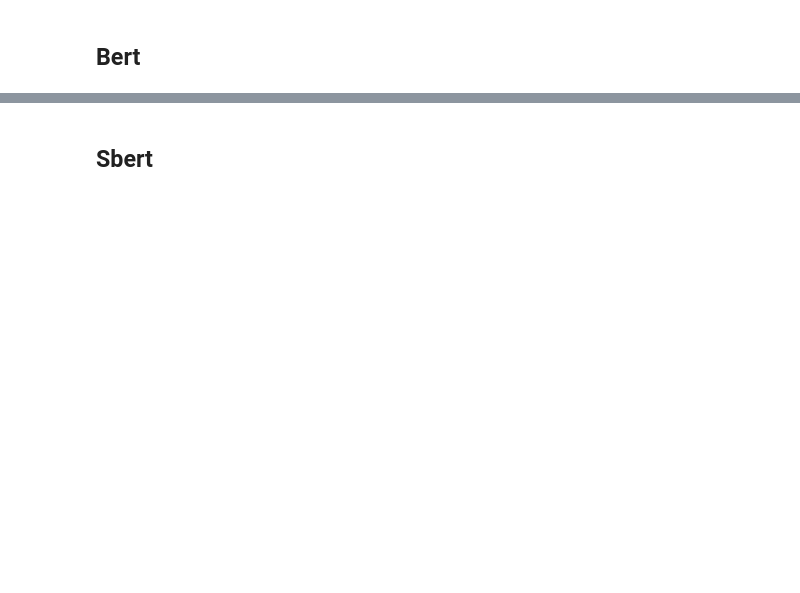
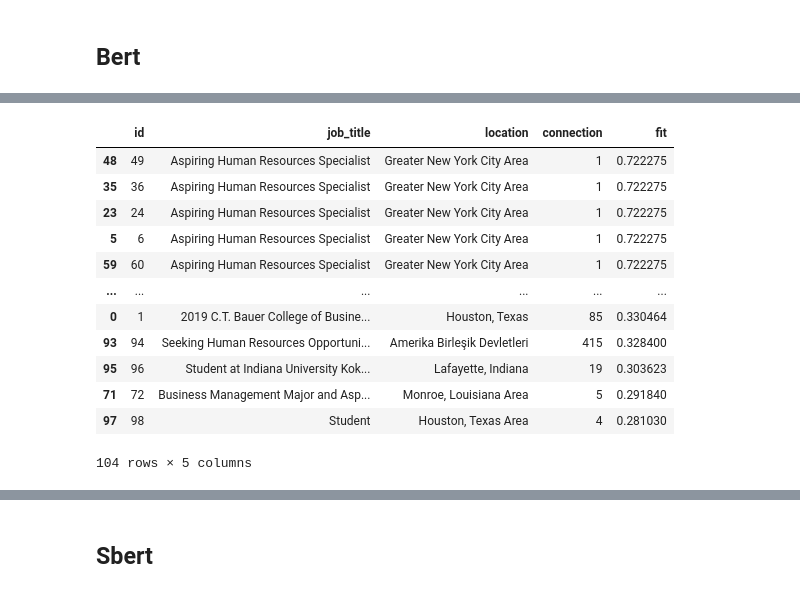
Before and after one commit to trtrgfh/Potential_Talents, a Jupyter notebook: Potential_Talents.ipynb, the cells around one changed output, grey strips where cells are left out. Drawn from its saved outputs; the diff is of its cells as text; code cells hidden in the pictures; blank space fills up the shorter version.

```diff
--- a/Potential_Talents.ipynb
+++ b/Potential_Talents.ipynb
@@ -25,5 +25,16 @@ job_titles = [string.lower() for string in job_titles]
 keywords = ["aspiring human resources", "seeking human resources"]
 
 combined_list = keywords + job_titles
+# %%
+def df_fit(df, cos_similarity1, cos_similarity2):
+  res_df1 = df.copy()
+  res_df2 = df.copy()
+
+  res_df1['fit'] = res_df1['fit'].fillna(pd.Series(cos_similarity1))
+  res_df2['fit'] = res_df2['fit'].fillna(pd.Series(cos_similarity2))
+  res_df1 = res_df1.sort_values(by=['fit'], ascending=False)
+  res_df2 = res_df2.sort_values(by=['fit'], ascending=False)
+
+  return res_df1, res_df2
 # %% [markdown]
 # Bag-of-words
@@ -849,0 +872,18 @@ bert_res2
+# %%
+bert_df1, bert_df2 = df_fit(df, bert_cs1[0], bert_cs2[0])
+# %%
+bert_df1
+# %% [output]
+|  | id | job_title | location | connection | fit |
+| 48 | 49 | Aspiring Human Resources Specialist | Greater New York City Area | 1 | 0.722275 |
+| 35 | 36 | Aspiring Human Resources Specialist | Greater New York City Area | 1 | 0.722275 |
+| 23 | 24 | Aspiring Human Resources Specialist | Greater New York City Area | 1 | 0.722275 |
+| 5 | 6 | Aspiring Human Resources Specialist | Greater New York City Area | 1 | 0.722275 |
+| 59 | 60 | Aspiring Human Resources Specialist | Greater New York City Area | 1 | 0.722275 |
+| ... | ... | ... | ... | ... | ... |
+| 0 | 1 | 2019 C.T. Bauer College of Busine... | Houston, Texas | 85 | 0.330464 |
+| 93 | 94 | Seeking Human Resources Opportuni... | Amerika Birleşik Devletleri | 415 | 0.328400 |
+| 95 | 96 | Student at Indiana University Kok... | Lafayette, Indiana | 19 | 0.303623 |
+| 71 | 72 | Business Management Major and Asp... | Monroe, Louisiana Area | 5 | 0.291840 |
+| 97 | 98 | Student | Houston, Texas Area | 4 | 0.281030 |
+104 rows × 5 columns
```
Also changed, not shown: parts of 137 cells of this notebook.
